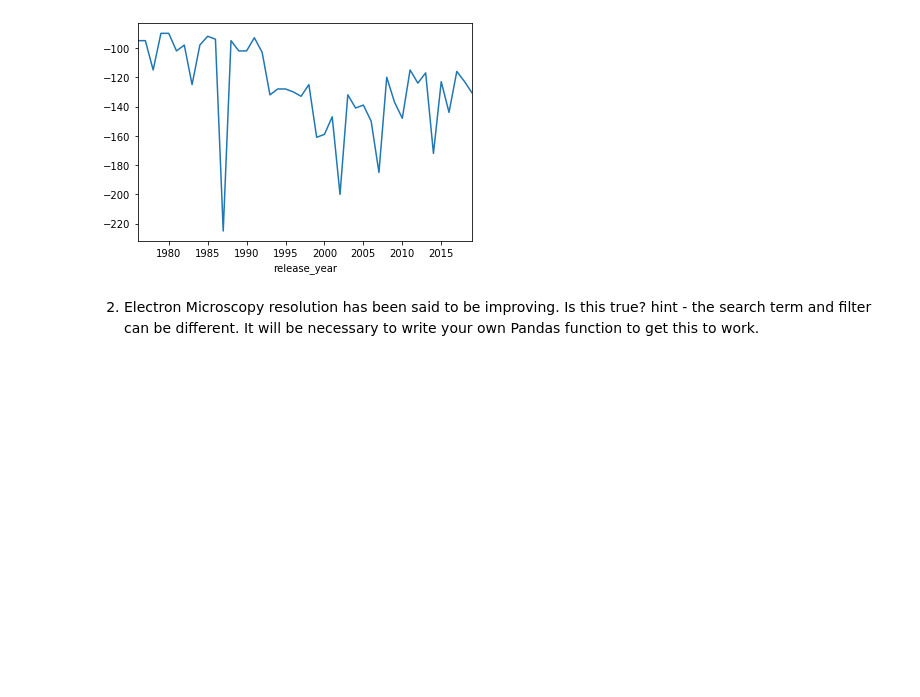
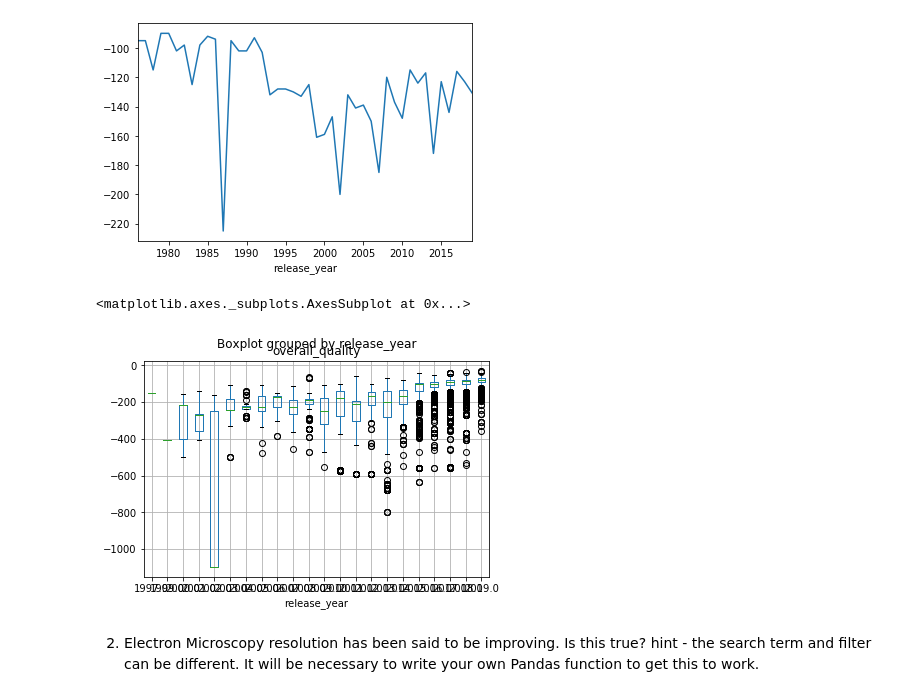
Before and after one commit to PDBeurope/pdbe-api-training, a Jupyter notebook: API workshop #6 - PDB search.ipynb, the cells around one changed output. Saved outputs shown, nothing was run; the diff lists cells and outputs as text; code cells hidden in the pictures; blank space fills up the shorter version.

```diff
--- a/API workshop #6 - PDB search.ipynb
+++ b/API workshop #6 - PDB search.ipynb
@@ -538,7 +538,10 @@ ds.plot(x='release_year', y='overall_quality', kind='line')
 [figure]
 # %%
 df = pandas_dataset(results)
-df.boxplot(column='release_year',by='overall_quality')
+df.boxplot(column='overall_quality',by='release_year')
+# %% [output]
+<matplotlib.axes._subplots.AxesSubplot at 0x...>
+[figure, added]
 # %% [markdown]
 2) Electron Microscopy resolution has been said to be improving. Is this true?
 hint - the search term and filter can be different.
```
